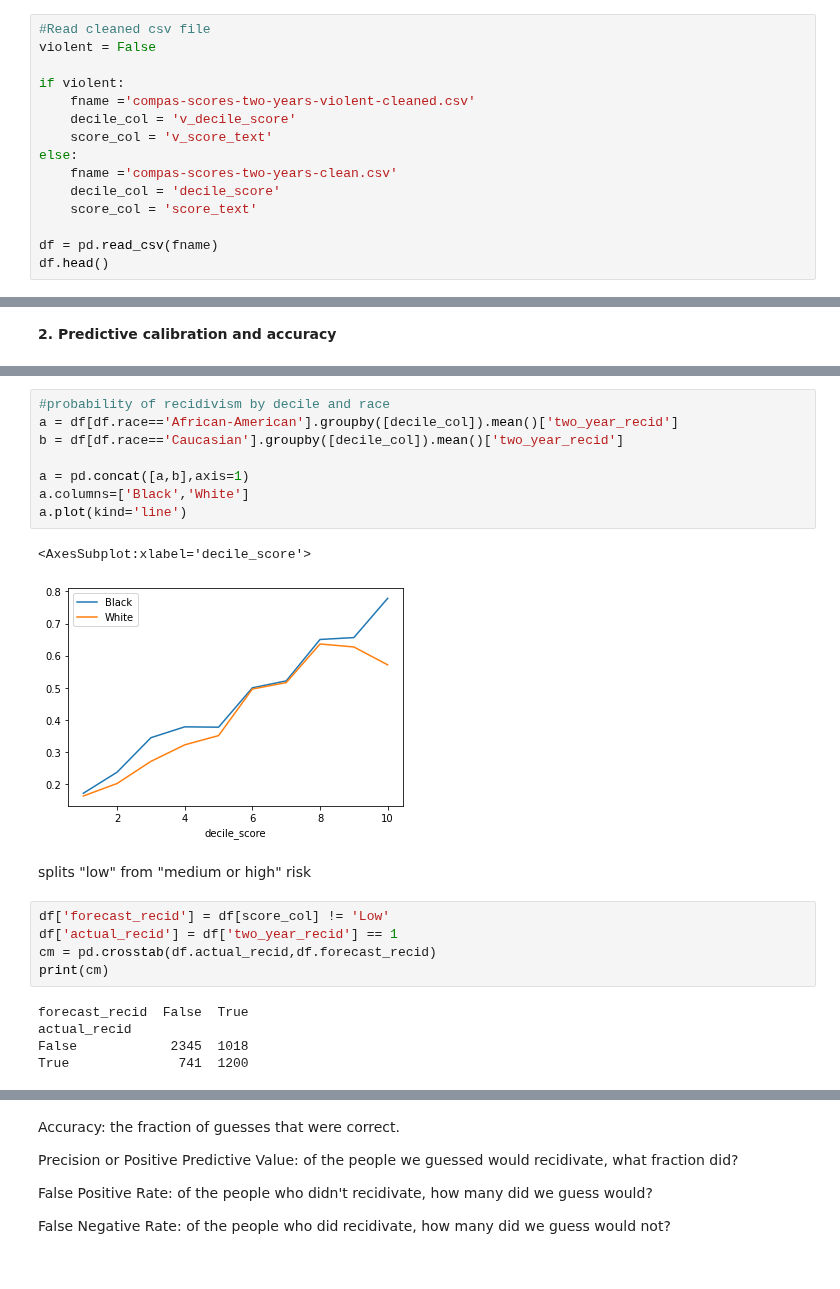
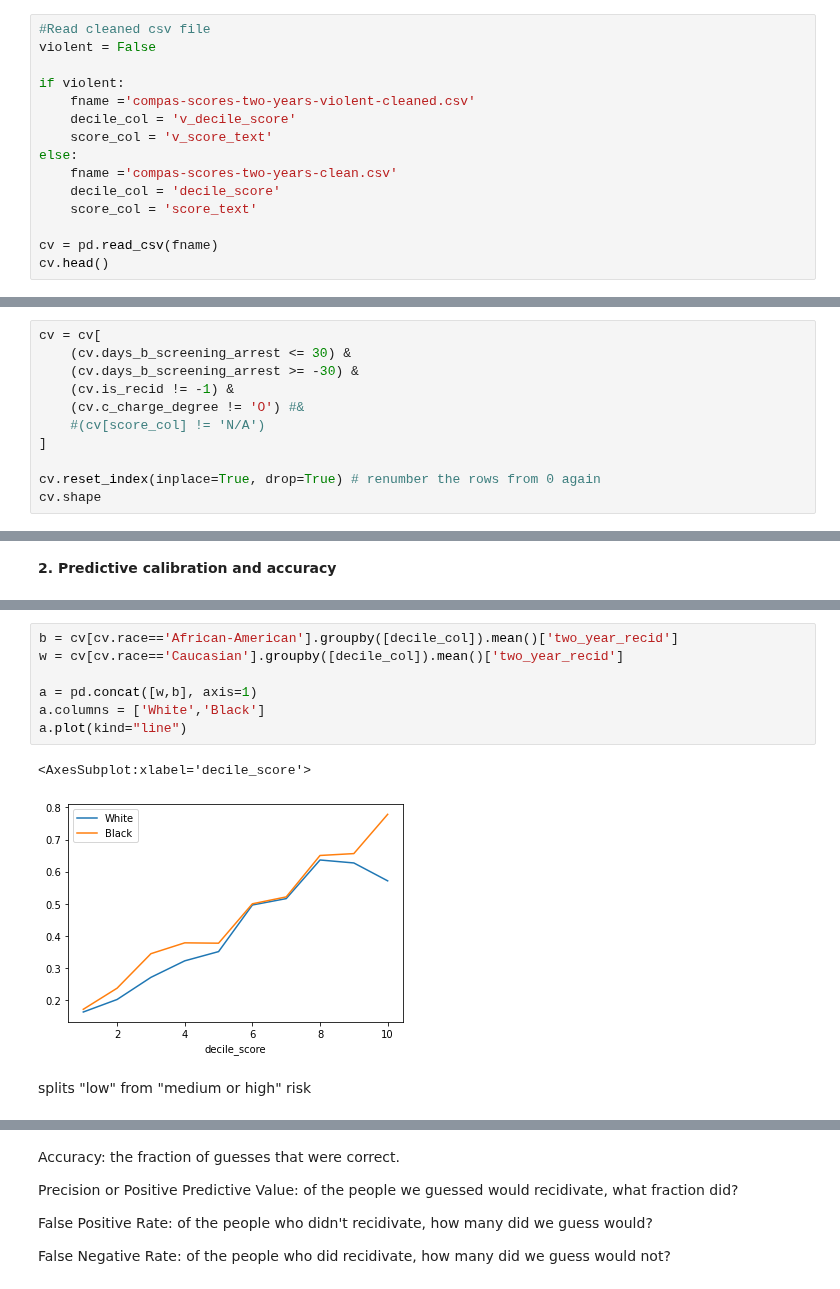
Before and after one commit to Heity94/Compas-recidivism-analysis, a Jupyter notebook: notebooks/Ngan/dev_Ngan_decision_tree.ipynb, the cells around one changed output, grey strips where cells are left out. Cells and saved outputs as stored; diff of their text form.

```diff
--- a/notebooks/Ngan/dev_Ngan_decision_tree.ipynb
+++ b/notebooks/Ngan/dev_Ngan_decision_tree.ipynb
@@ -24,8 +24,8 @@ else:
     decile_col = 'decile_score'
     score_col = 'score_text'
 
-df = pd.read_csv(fname)
-df.head()
+cv = pd.read_csv(fname)
+cv.head()
 # %% [output]
 |  | id | name | first | last | compas_screening_date | sex | dob | age | age_cat | race | ... |
 | 0 | 1 | miguel hernandez | miguel | hernandez | 2013-08-14 | Male | 1947-04-18 | 69 | Greater than 45 | Other | ... |
@@ -74,0 +62,11 @@ df.shape
+# %%
+cv = cv[
+    (cv.days_b_screening_arrest <= 30) &
+    (cv.days_b_screening_arrest >= -30) &
+    (cv.is_recid != -1) &
+    (cv.c_charge_degree != 'O') #&
+    #(cv[score_col] != 'N/A')
+]
+
+cv.reset_index(inplace=True, drop=True) # renumber the rows from 0 again
+cv.shape
@@ -196,25 +202,14 @@ df.groupby(decile_col).mean()['two_year_recid'].plot(kind='bar')
 <AxesSubplot:xlabel='decile_score'>
 [figure]
 # %%
-#probability of recidivism by decile and race
-a = df[df.race=='African-American'].groupby([decile_col]).mean()['two_year_recid']
-b = df[df.race=='Caucasian'].groupby([decile_col]).mean()['two_year_recid']
+b = cv[cv.race=='African-American'].groupby([decile_col]).mean()['two_year_recid']
+w = cv[cv.race=='Caucasian'].groupby([decile_col]).mean()['two_year_recid']
 
-a = pd.concat([a,b],axis=1)
-a.columns=['Black','White']
-a.plot(kind='line')
+a = pd.concat([w,b], axis=1)
+a.columns = ['White','Black']
+a.plot(kind="line")
 # %% [output]
 <AxesSubplot:xlabel='decile_score'>
-[figure, old version]
+[figure, new version]
 # %% [markdown]
 splits "low" from "medium or high" risk
-# %%
-df['forecast_recid'] = df[score_col] != 'Low'
-df['actual_recid'] = df['two_year_recid'] == 1
-cm = pd.crosstab(df.actual_recid,df.forecast_recid)
-print(cm)
-# %% [output]
-forecast_recid  False  True
-actual_recid
-False            2345  1018
-True              741  1200
```
Also changed, not shown: parts of 26 cells of this notebook.
